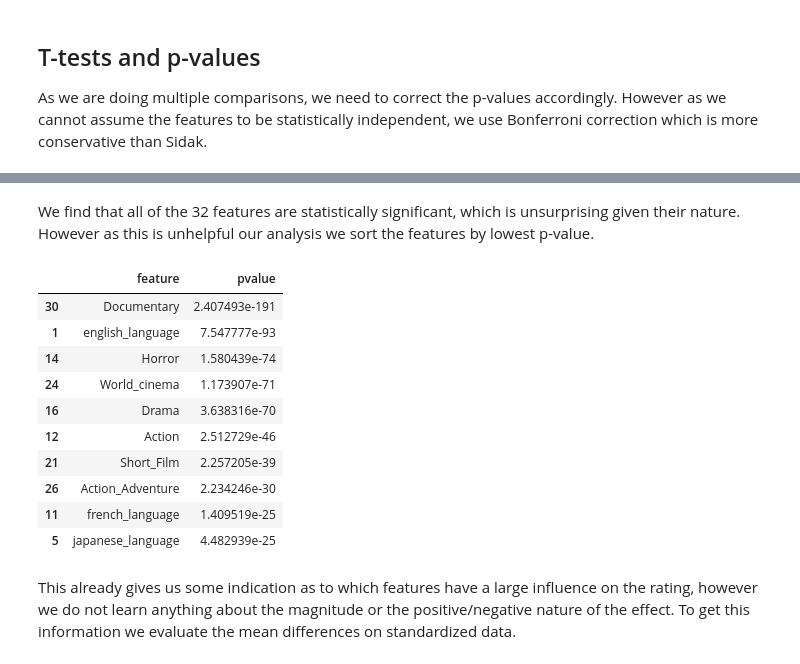
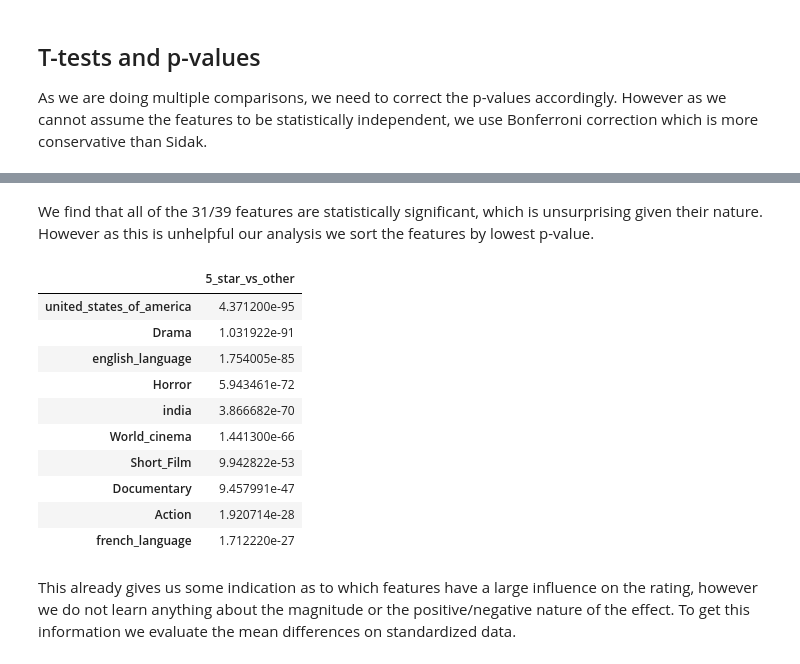
Before and after one commit to epfl-ada/ada-2022-project-adlucere2022, a Jupyter notebook: src/statistical_analysis_cecilia.ipynb, the cells around one changed output, grey strips where cells are left out. Saved outputs shown, nothing was run; the diff lists cells and outputs as text; code cells hidden in the pictures.

Commit message:
statistical_analysis Cecilia

```diff
--- a/src/statistical_analysis_cecilia.ipynb
+++ b/src/statistical_analysis_cecilia.ipynb
@@ -57,0 +39,6 @@ data.head()
+# %%
+# Load Data and keep year from release date
+
+data = pd.read_csv(path + "../data/movie_data_imdbscores_final.csv")
+
+data.head()
@@ -138,7 +139,7 @@ def one_vs_all_encode(x, th):
     return np.where(x >= th, '5_star', 'other')
 
 data['rating'] = one_vs_all_encode(data['score_discretized'] == '5_star', 0.5)
-stat_data = data.drop(['score_discretized', 'averageRating', 'numVotes', 'rating'], axis = 1).astype(float)
+stat_data = data.drop(['score_discretized', 'averageRating', 'numVotes', 'rating', 'movie_name','plot_summary'], axis = 1).astype(float)
 stat_data_std = (stat_data - stat_data.mean(axis = 0)) / stat_data.std(axis = 0)
 
 stat_data = pd.merge(stat_data, data['rating'], left_index=True, right_index=True)
@@ -163,3 +163,5 @@ stat_data_std
+# %%
+grouped = stat_data_std.set_index('movie_id').groupby('rating')
 # %% [markdown]
 ## T-tests and p-values
 As we are doing multiple comparisons, we need to correct the p-values accordingly. However as we cannot assume the features to be statistically independent, we use Bonferroni correction which is more conservative than Sidak.
@@ -238,0 +257,2 @@ F_gender_proportion -> pvalue: 3.673655363394096e-21
+# %%
+test_results = tester(grouped, 'rating', 0.05, correction = 'bonferroni', subtype = 'by_experiment')
@@ -239,19 +285,19 @@ F_gender_proportion -> pvalue: 3.673655363394096e-21
 # %% [markdown]
-We find that all of the 32 features are statistically significant, which is unsurprising given their nature. However as this is unhelpful our analysis we sort the features by lowest p-value.
+We find that all of the 31/39 features are statistically significant, which is unsurprising given their nature. However as this is unhelpful our analysis we sort the features by lowest p-value.
 # %%
-pvalues.sort_values(by='pvalue').head(10)
+test_results.T.sort_values('5_star_vs_other').head(10)
 # %% [output]
-|  | feature | pvalue |
-| 30 | Documentary | 2.407493e-191 |
-| 1 | english_language | 7.547777e-93 |
-| 14 | Horror | 1.580439e-74 |
-| 24 | World_cinema | 1.173907e-71 |
-| 16 | Drama | 3.638316e-70 |
-| 12 | Action | 2.512729e-46 |
-| 21 | Short_Film | 2.257205e-39 |
-| 26 | Action_Adventure | 2.234246e-30 |
-| 11 | french_language | 1.409519e-25 |
-| 5 | japanese_language | 4.482939e-25 |
+|  | 5_star_vs_other |
+| united_states_of_america | 4.371200e-95 |
+| Drama | 1.031922e-91 |
+| english_language | 1.754005e-85 |
+| Horror | 5.943461e-72 |
+| india | 3.866682e-70 |
+| World_cinema | 1.441300e-66 |
+| Short_Film | 9.942822e-53 |
+| Documentary | 9.457991e-47 |
+| Action | 1.920714e-28 |
+| french_language | 1.712220e-27 |
 # %% [markdown]
 This already gives us some indication as to which features have a large influence on the rating, however we do not learn anything about the magnitude or the positive/negative nature of the effect. To get this information we evaluate the mean differences on standardized data.
 # %%
```
Also changed, not shown: parts of 24 cells of this notebook, 11 other files.
